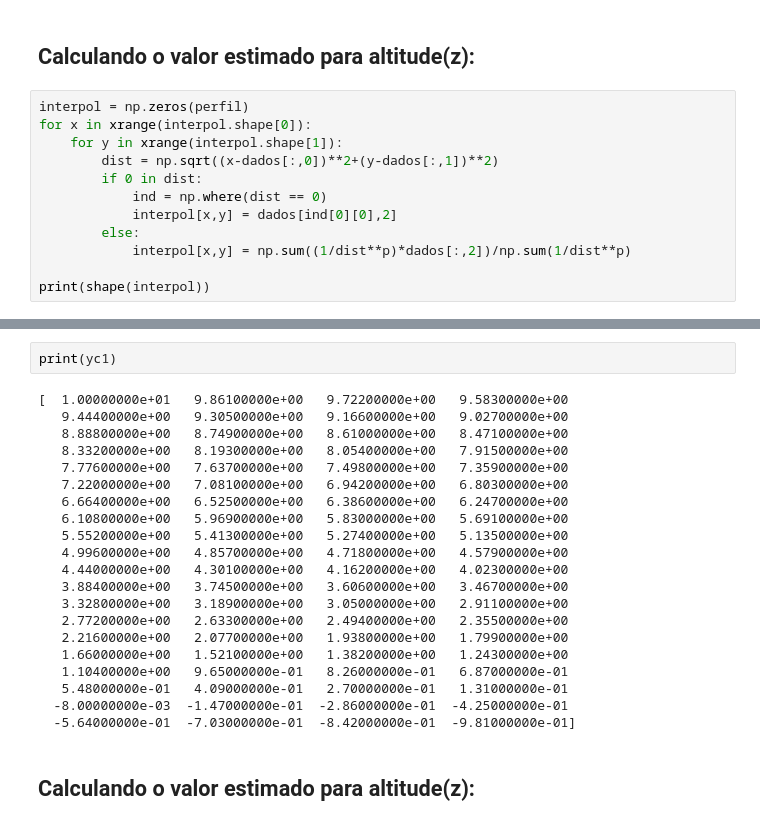
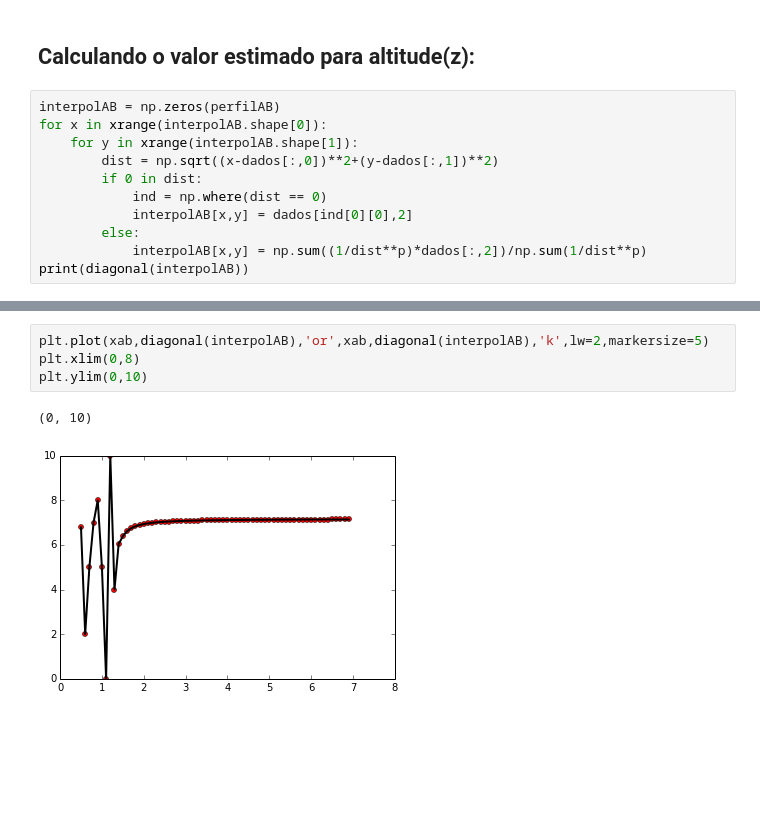
Before and after one commit to dIOGOLOC/exercicios_mestrado, a Jupyter notebook: metodos_computacionais/interpolacao_ponderada.ipynb, the cells around one changed output, grey strips where cells are left out. Saved outputs shown, nothing was run; the diff lists cells and outputs as text; blank space fills up the shorter version.

```diff
--- a/metodos_computacionais/interpolacao_ponderada.ipynb
+++ b/metodos_computacionais/interpolacao_ponderada.ipynb
@@ -88,15 +149,14 @@ p=4
 # %% [markdown]
 <h2>Calculando o valor estimado para altitude(z):</h2>
 # %%
-interpol = np.zeros(perfil)
-for x in xrange(interpol.shape[0]):
-    for y in xrange(interpol.shape[1]):
+interpolAB = np.zeros(perfilAB)
+for x in xrange(interpolAB.shape[0]):
+    for y in xrange(interpolAB.shape[1]):
         dist = np.sqrt((x-dados[:,0])**2+(y-dados[:,1])**2)
         if 0 in dist:
             ind = np.where(dist == 0)
-            interpol[x,y] = dados[ind[0][0],2]
+            interpolAB[x,y] = dados[ind[0][0],2]
         else:
-            interpol[x,y] = np.sum((1/dist**p)*dados[:,2])/np.sum(1/dist**p)
-
-print(shape(interpol))
+            interpolAB[x,y] = np.sum((1/dist**p)*dados[:,2])/np.sum(1/dist**p)
+print(diagonal(interpolAB))
 # %% [output]
@@ -141,25 +178,7 @@ plt.text(B[0],B[1],'B',fontweight='bold',fontsize=15,verticalalignment='bottom',
-# %%
-print(yc1)
-# %% [output]
-[  1.00000000e+01   9.86100000e+00   9.72200000e+00   9.58300000e+00
-   9.44400000e+00   9.30500000e+00   9.16600000e+00   9.02700000e+00
-   8.88800000e+00   8.74900000e+00   8.61000000e+00   8.47100000e+00
-   8.33200000e+00   8.19300000e+00   8.05400000e+00   7.91500000e+00
-   7.77600000e+00   7.63700000e+00   7.49800000e+00   7.35900000e+00
-   7.22000000e+00   7.08100000e+00   6.94200000e+00   6.80300000e+00
-   6.66400000e+00   6.52500000e+00   6.38600000e+00   6.24700000e+00
-   6.10800000e+00   5.96900000e+00   5.83000000e+00   5.69100000e+00
-   5.55200000e+00   5.41300000e+00   5.27400000e+00   5.13500000e+00
-   4.99600000e+00   4.85700000e+00   4.71800000e+00   4.57900000e+00
-   4.44000000e+00   4.30100000e+00   4.16200000e+00   4.02300000e+00
-   3.88400000e+00   3.74500000e+00   3.60600000e+00   3.46700000e+00
-   3.32800000e+00   3.18900000e+00   3.05000000e+00   2.91100000e+00
-   2.77200000e+00   2.63300000e+00   2.49400000e+00   2.35500000e+00
-   2.21600000e+00   2.07700000e+00   1.93800000e+00   1.79900000e+00
-   1.66000000e+00   1.52100000e+00   1.38200000e+00   1.24300000e+00
-   1.10400000e+00   9.65000000e-01   8.26000000e-01   6.87000000e-01
-   5.48000000e-01   4.09000000e-01   2.70000000e-01   1.31000000e-01
-  -8.00000000e-03  -1.47000000e-01  -2.86000000e-01  -4.25000000e-01
-  -5.64000000e-01  -7.03000000e-01  -8.42000000e-01  -9.81000000e-01]
-# %% [markdown]
-<h2>Calculando o valor estimado para altitude(z):</h2>
+# %%
+plt.plot(xab,diagonal(interpolAB),'or',xab,diagonal(interpolAB),'k',lw=2,markersize=5)
+plt.xlim(0,8)
+plt.ylim(0,10)
+# %% [output]
+(0, 10)
+[figure, added]
```
Also changed, not shown: parts of 22 cells of this notebook.
